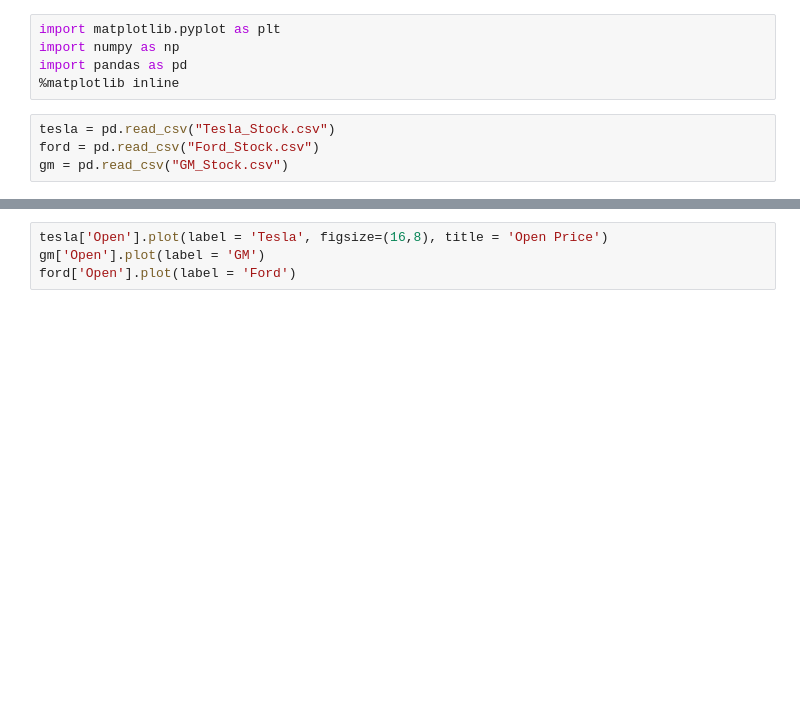
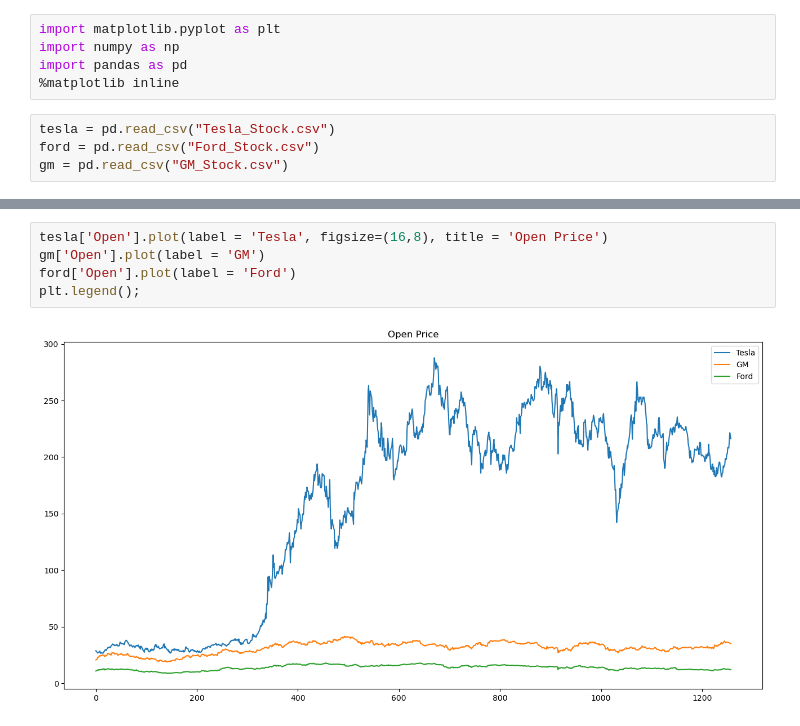
Before and after one commit to myk-francis/python-challenges-scripts, a Jupyter notebook: stock-markey-analysis/first-exercise.ipynb, the cells around one changed output, grey strips where cells are left out. Saved outputs shown, nothing was run; the diff lists cells and outputs as text; blank space fills up the shorter version.

```diff
--- a/stock-markey-analysis/first-exercise.ipynb
+++ b/stock-markey-analysis/first-exercise.ipynb
@@ -19,4 +19,7 @@ tesla.head()
 # %%
 tesla['Open'].plot(label = 'Tesla', figsize=(16,8), title = 'Open Price')
 gm['Open'].plot(label = 'GM')
 ford['Open'].plot(label = 'Ford')
+plt.legend();
+# %% [output]
+[figure, added]
```
Also changed, not shown: parts of 2 cells of this notebook.
